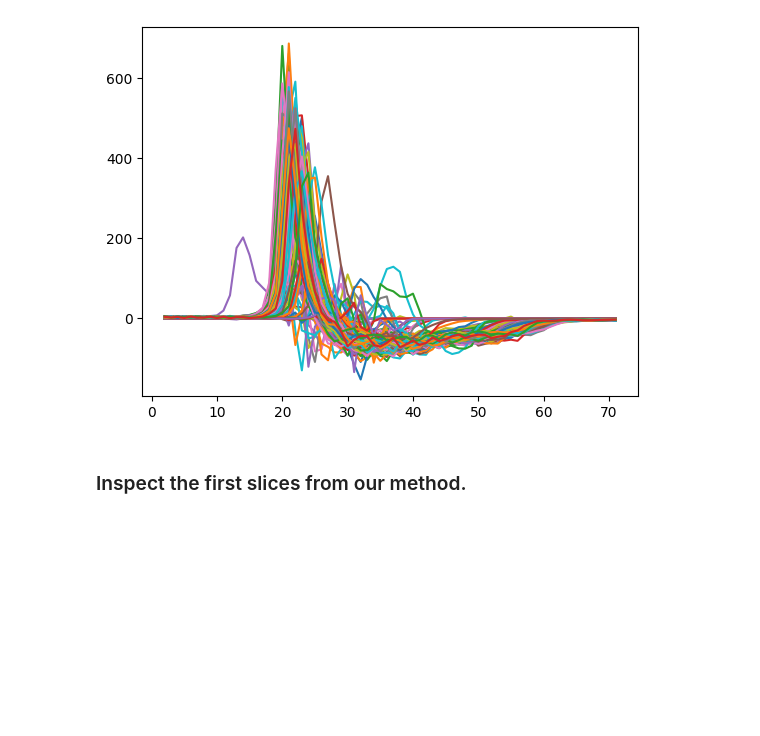
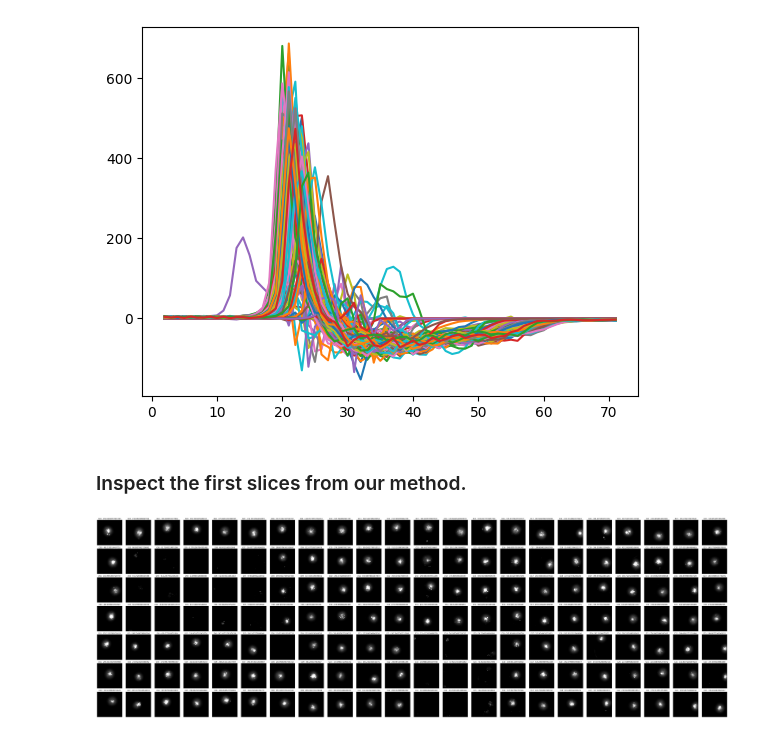
Before and after one commit to pharmbio/SphereDetect, a Jupyter notebook: SphereDetect_example.ipynb, the cells around one changed output. Saved outputs shown, nothing was run; the diff lists cells and outputs as text; code cells hidden in the pictures; blank space fills up the shorter version.

Commit message:
add visualization for callibration

```diff
--- a/SphereDetect_example.ipynb
+++ b/SphereDetect_example.ipynb
@@ -23,12 +23,12 @@ def calculate_normalized_variance(data):
 def read_image(image):
     return tiff.TiffFile(image).asarray()
 
-def assign_plane(group):
+def assign_plane(group, offset_addition=1):
     idxmax = group['d_normalized_variance'].idxmax()
-    offset = group.index.get_loc(idxmax)
+    offset = group.index.get_loc(idxmax) - offset_addition # Offset by 1 to account for 0-based indexing
 
     planes = (np.arange(len(group)) - offset)
-    planes = np.where(planes < 0, pd.NA, planes)# Replace negative plane values (i.e. rows before max) with NaN
+    # planes = np.where(planes < 0, pd.NA, planes)# Replace negative plane values (i.e. rows before max) with NaN
 
     group['Metadata_Plane'] = pd.Series(planes, index=group.index, dtype='Int64')
     return group
@@ -210,0 +90,45 @@ for i, row in selected.iterrows():
+# %%
+# 1. Filter DataFrame for your images of interest
+selected = df.query('Metadata_Plane == 0').copy()
+
+# Sort by well
+selected = selected.sort_values(['Metadata_Well'])
+
+# 2. Collect images and labels (well numbers) into lists
+images = []
+labels = []  # e.g. Well numbers
+img_data = None
+for i, row in selected.iterrows():
+    image_path = row['URL_SphereDetect']
+    img_data = tiff.TiffFile(image_path).asarray()
+    images.append(img_data)
+
+    # If your well information is in 'Metadata_Well', store it
+    labels.append(str(row['Metadata_Well']) + ' - ' + str(row['d_normalized_variance']))
+
+# 3. Determine grid layout
+n_images = len(images)
+n_cols = 22  # Adjust as needed
+n_rows = 7  # Adjust as needed
+
+# 4. Create figure and subplots
+fig, axes = plt.subplots(
+    n_rows, n_cols,
+    figsize=(3 * n_cols, 3 * n_rows),  # Adjust as needed
+    squeeze=False
+)
+
+# 5. Display each image, add a title, and remove axes
+for ax, img, label in zip(axes.flat, images, labels):
+    ax.imshow(img, cmap='gray', vmin=0, vmax=1500)
+    ax.set_title(label)
+    ax.axis('off')
+
+# Hide any leftover empty subplots if n_rows*n_cols > n_images
+for ax in axes.flat[n_images:]:
+    ax.axis('off')
+
+plt.tight_layout()
+plt.show()
+# %% [output]
+[figure, added]
```
Also changed, not shown: parts of 2 cells of this notebook.
